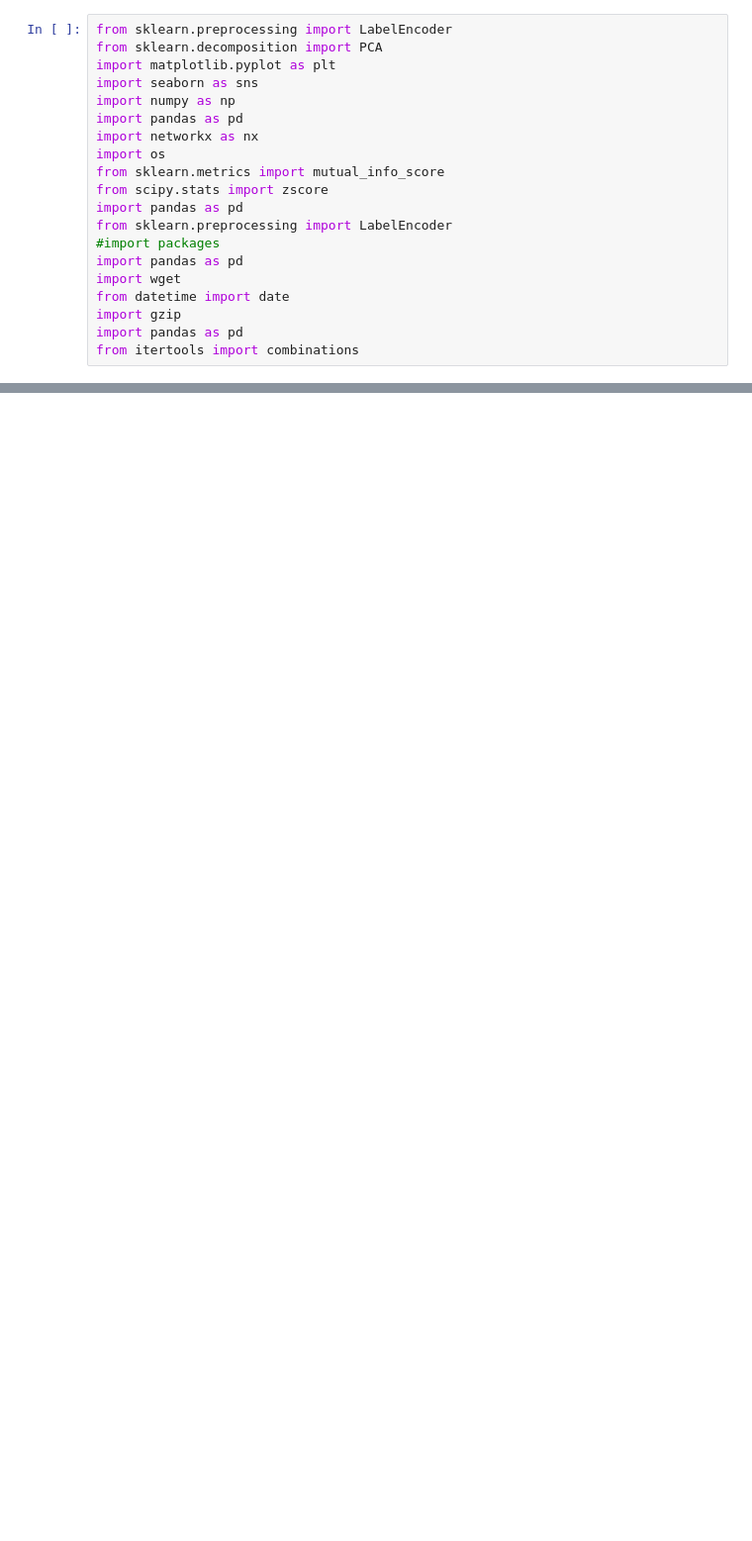
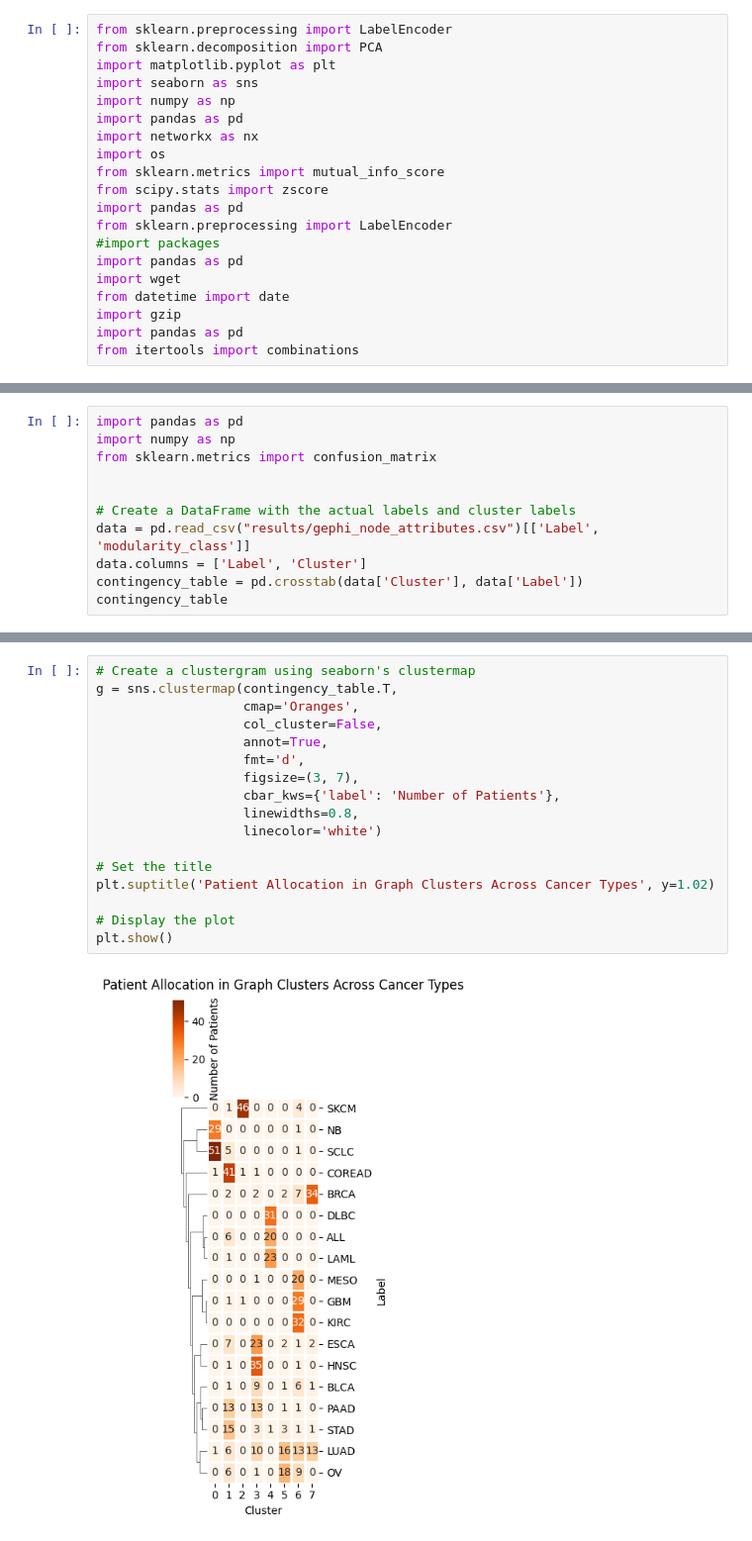
Before and after one commit to Surabhivj/PatStrat-Personalized-Health-Technologies-Conference-2024, a Jupyter notebook: test.ipynb, the cells around one changed output, grey strips where cells are left out. Shown: that part at 99% size. Drawn from its saved outputs; the diff is of its cells as text; blank space fills up the shorter version.

```diff
--- a/test.ipynb
+++ b/test.ipynb
@@ -33,0 +21,11 @@ len(models)
+# %%
+import pandas as pd
+import numpy as np
+from sklearn.metrics import confusion_matrix
+
+
+# Create a DataFrame with the actual labels and cluster labels
+data = pd.read_csv("results/gephi_node_attributes.csv")[['Label', 'modularity_class']]
+data.columns = ['Label', 'Cluster']
+contingency_table = pd.crosstab(data['Cluster'], data['Label'])
+contingency_table
@@ -33,0 +43,19 @@ len(models)
+# %%
+# Create a clustergram using seaborn's clustermap
+g = sns.clustermap(contingency_table.T,
+                   cmap='Oranges',
+                   col_cluster=False,
+                   annot=True,
+                   fmt='d',
+                   figsize=(3, 7),
+                   cbar_kws={'label': 'Number of Patients'},
+                   linewidths=0.8,
+                   linecolor='white')
+
+# Set the title
+plt.suptitle('Patient Allocation in Graph Clusters Across Cancer Types', y=1.02)
+
+# Display the plot
+plt.show()
+# %% [output]
+[figure, added]
```
Also changed, not shown: parts of 4 cells of this notebook, 5 other files.
